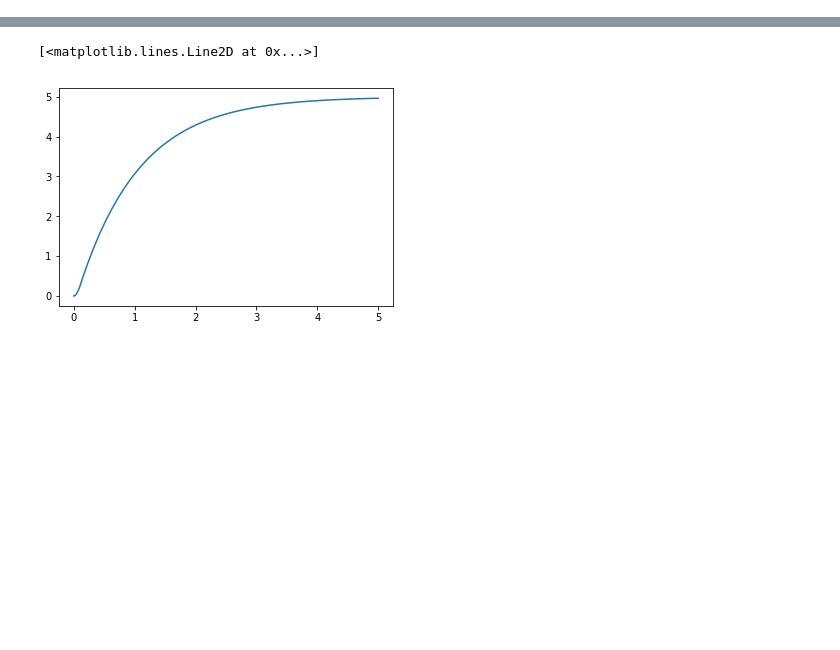
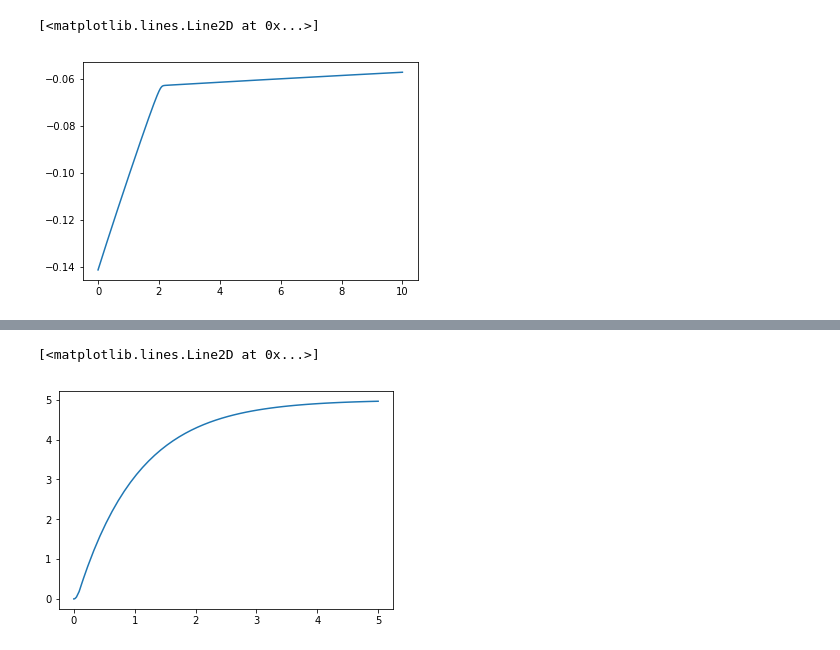
Before and after one commit to newhouseb/turmeric, a Jupyter notebook: basic_circuits.ipynb, the cells around one changed output, grey strips where cells are left out. Cells and saved outputs as stored; diff of their text form; code cells hidden in the pictures; blank space fills up the shorter version.

```diff
--- a/basic_circuits.ipynb
+++ b/basic_circuits.ipynb
@@ -29,3 +33,8 @@ Ignoring node x0.20
+# %%
+plt.plot(c.sweep, dcB.current)
+# %% [output]
+[<matplotlib.lines.Line2D at 0x...>]
+[figure, added]
 # %%
 c = Circuit()
 dc = Voltage(c, piecewise=[0,   0,
```
Also changed, not shown: parts of 2 cells of this notebook, 1 other file.
